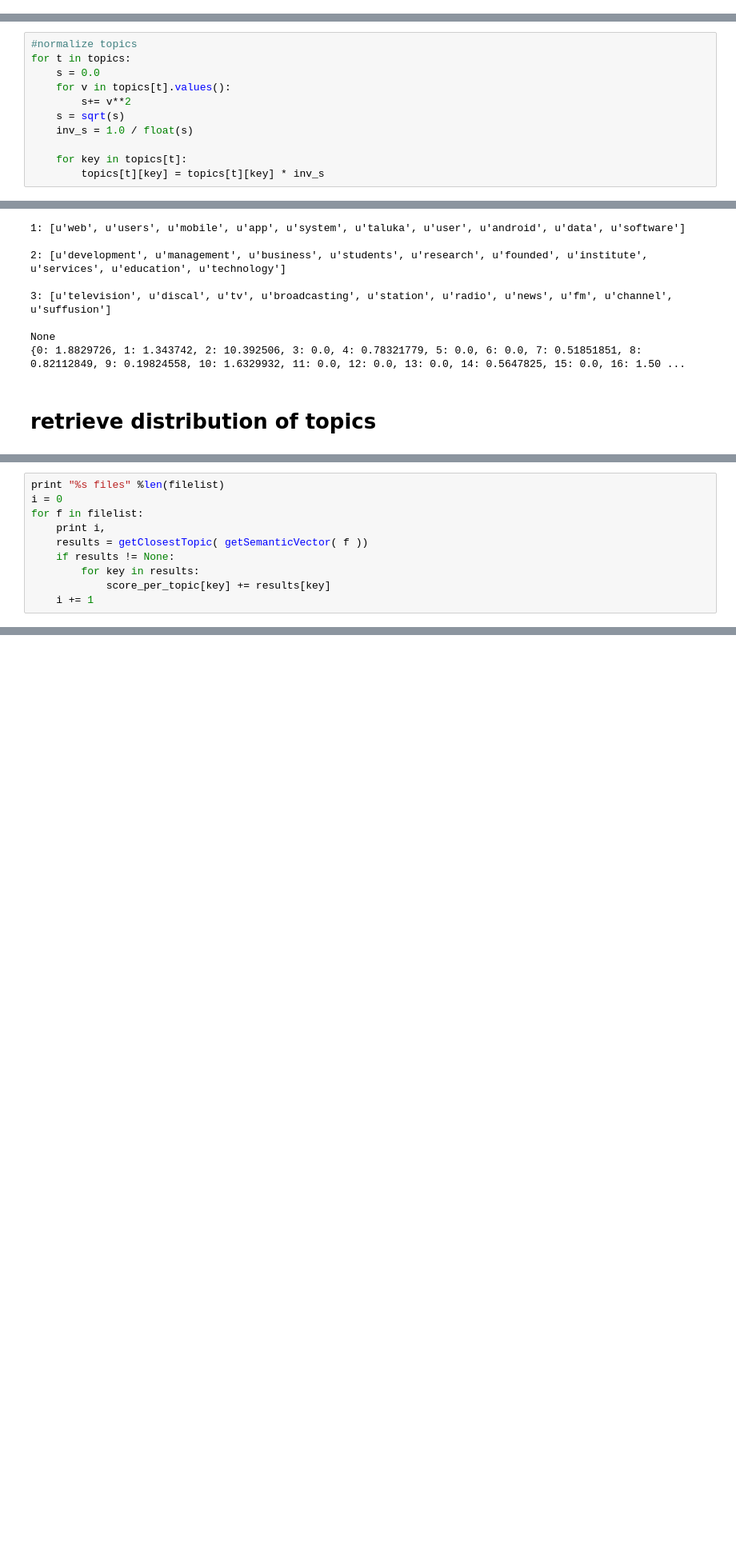
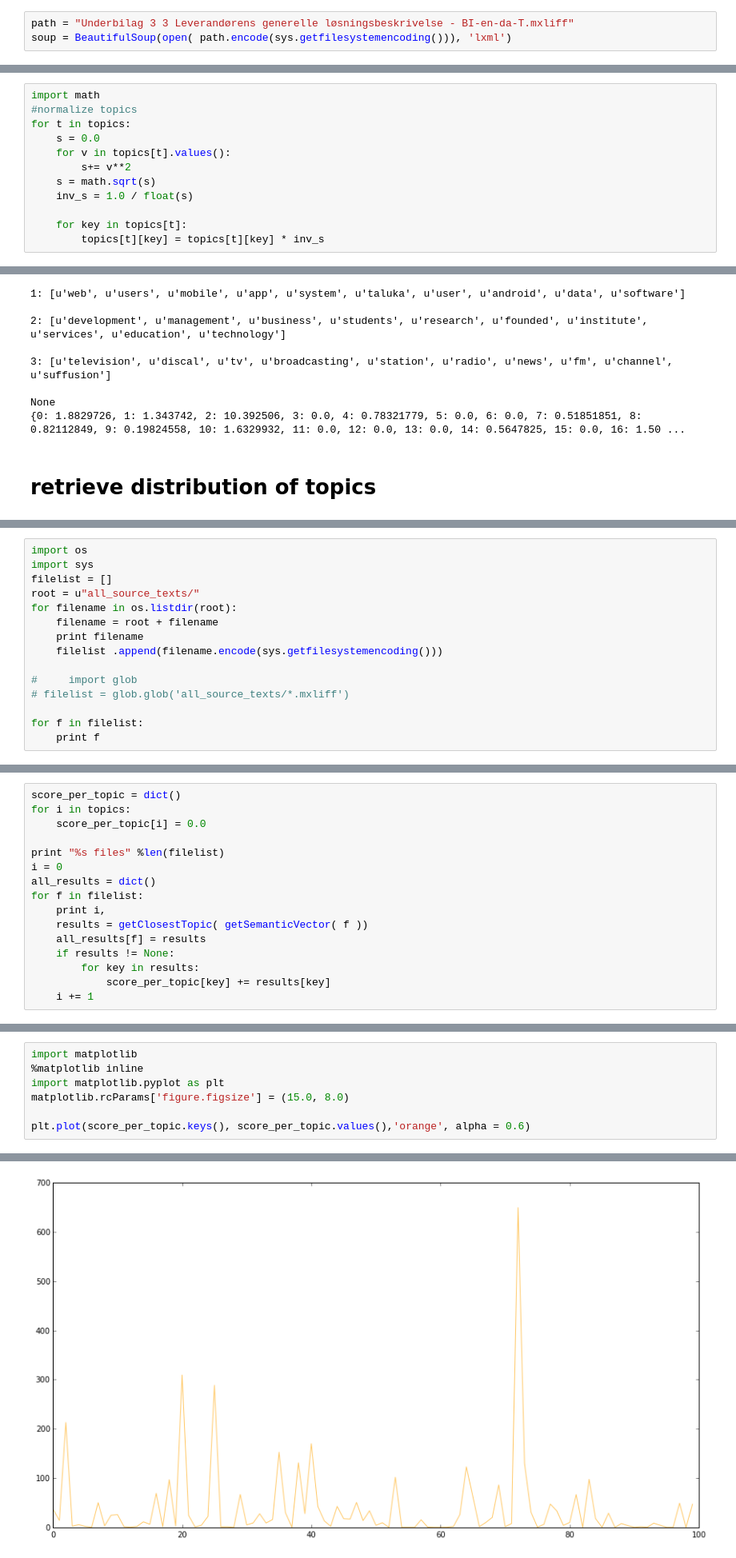
Before and after one commit to yfletberliac/Project_OpenInnovationX_Challenge, a Jupyter notebook: main.ipynb, the cells around one changed output, grey strips where cells are left out. Shown: that part at 80% size. Saved outputs shown, nothing was run; the diff lists cells and outputs as text; blank space fills up the shorter version.

Commit message:
plot topic distribution

```diff
--- a/main.ipynb
+++ b/main.ipynb
@@ -90,0 +79,3 @@ texts = [tokens] + [tokens2]
+# %%
+path = "Underbilag 3 3 Leverandørens generelle løsningsbeskrivelse - BI-en-da-T.mxliff"
+soup = BeautifulSoup(open( path.encode(sys.getfilesystemencoding())), 'lxml')
@@ -292,12 +280,13 @@ print len(wordset)
 # %% [output]
 952
 # %%
+import math
 #normalize topics
 for t in topics:
     s = 0.0
     for v in topics[t].values():
         s+= v**2
-    s = sqrt(s)
+    s = math.sqrt(s)
     inv_s = 1.0 / float(s)
 
     for key in topics[t]:
@@ -443,0 +405,15 @@ all_source_texts\???-?-en-sv-T.mxliff
+# %%
+import os
+import sys
+filelist = []
+root = u"all_source_texts/"
+for filename in os.listdir(root):
+    filename = root + filename
+    print filename
+    filelist .append(filename.encode(sys.getfilesystemencoding()))
+
+#     import glob
+# filelist = glob.glob('all_source_texts/*.mxliff')
+
+for f in filelist:
+    print f
@@ -444,9 +438,15 @@ all_source_texts\???-?-en-sv-T.mxliff
 # %%
+score_per_topic = dict()
+for i in topics:
+    score_per_topic[i] = 0.0
+
 print "%s files" %len(filelist)
 i = 0
+all_results = dict()
 for f in filelist:
     print i,
     results = getClosestTopic( getSemanticVector( f ))
+    all_results[f] = results
     if results != None:
         for key in results:
             score_per_topic[key] += results[key]
@@ -474,0 +457,8 @@ import matplotlib
+# %%
+import matplotlib
+%matplotlib inline
+import matplotlib.pyplot as plt
+matplotlib.rcParams['figure.figsize'] = (15.0, 8.0)
+
+plt.plot(score_per_topic.keys(), score_per_topic.values(),'orange', alpha = 0.6)
+# %% [output]
@@ -474,0 +466 @@ import matplotlib
+[figure, added]
```
Also changed, not shown: parts of 29 cells of this notebook.
